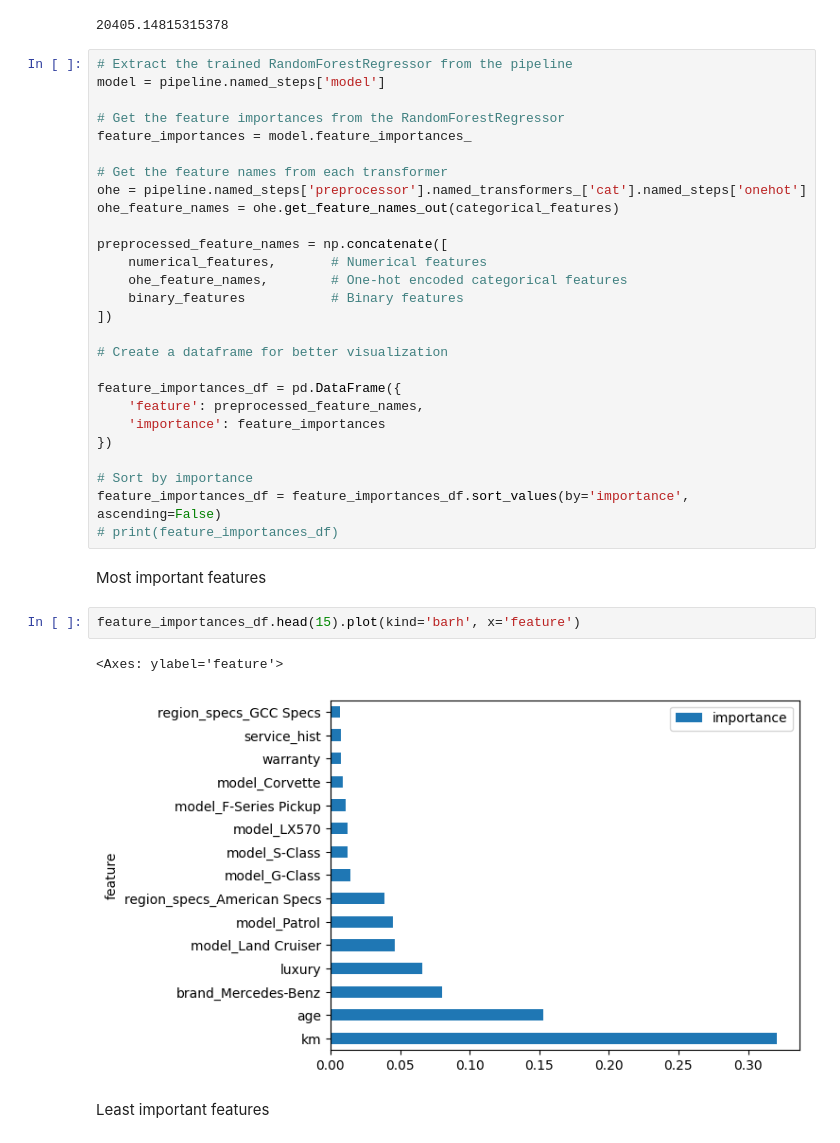
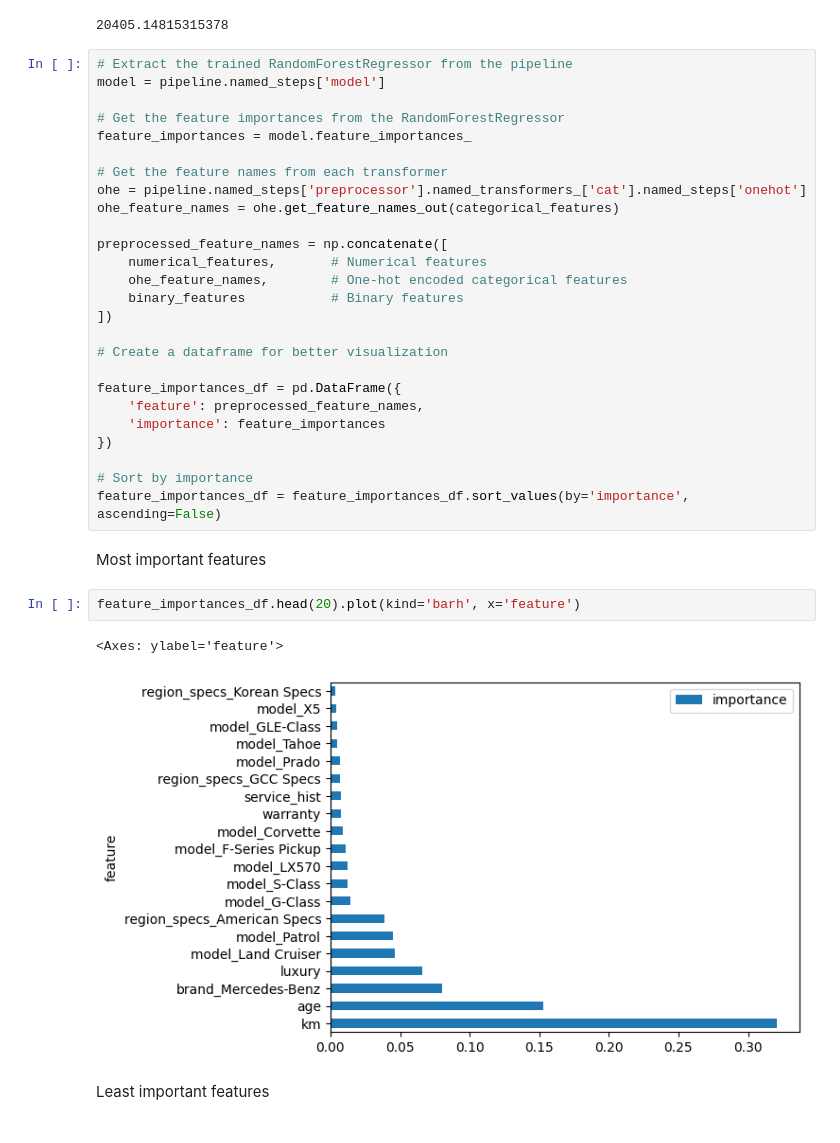
Before and after one commit to Shaheerairaj/car-value-estimator-team, a Jupyter notebook: Model Building/modelling_shaheer.ipynb, the cells around one changed output. Drawn from its saved outputs; the diff is of its cells as text.

```diff
--- a/Model Building/modelling_shaheer.ipynb
+++ b/Model Building/modelling_shaheer.ipynb
@@ -307,14 +307,13 @@ feature_importances_df = pd.DataFrame({
 
 # Sort by importance
 feature_importances_df = feature_importances_df.sort_values(by='importance', ascending=False)
-# print(feature_importances_df)
 # %% [markdown]
 Most important features
 # %%
-feature_importances_df.head(15).plot(kind='barh', x='feature')
+feature_importances_df.head(20).plot(kind='barh', x='feature')
 # %% [output]
 <Axes: ylabel='feature'>
-[figure, old version]
+[figure, new version]
 # %% [markdown]
 Least important features
 # %%
```
Also changed, not shown: parts of 18 cells of this notebook.
